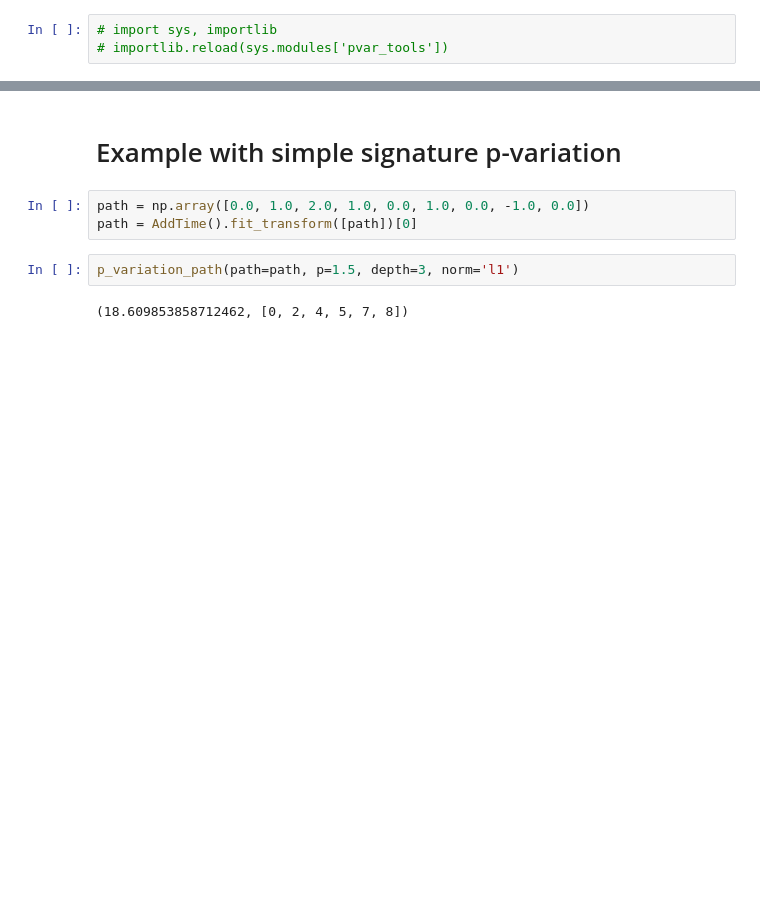
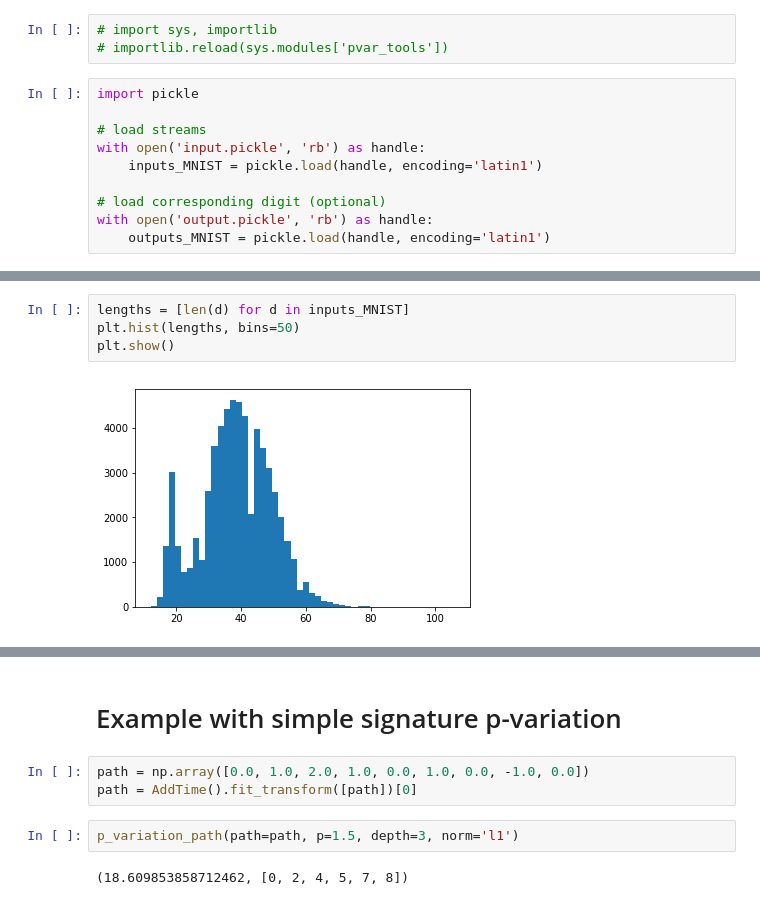
Before and after one commit to mindychen213/warped-p-variation, a Jupyter notebook: example.ipynb, the cells around one changed output, grey strips where cells are left out. Drawn from its saved outputs; the diff is of its cells as text; blank space fills up the shorter version.

```diff
--- a/example.ipynb
+++ b/example.ipynb
@@ -32,3 +34,13 @@ from transformers import *
 # %%
 # import sys, importlib
 # importlib.reload(sys.modules['pvar_tools'])
+# %%
+import pickle
+
+# load streams
+with open('input.pickle', 'rb') as handle:
+    inputs_MNIST = pickle.load(handle, encoding='latin1')
+
+# load corresponding digit (optional)
+with open('output.pickle', 'rb') as handle:
+    outputs_MNIST = pickle.load(handle, encoding='latin1')
@@ -34,0 +85,6 @@ from transformers import *
+# %%
+lengths = [len(d) for d in inputs_MNIST]
+plt.hist(lengths, bins=50)
+plt.show()
+# %% [output]
+[figure, added]
```
Also changed, not shown: parts of 15 cells of this notebook, 4 other files.
